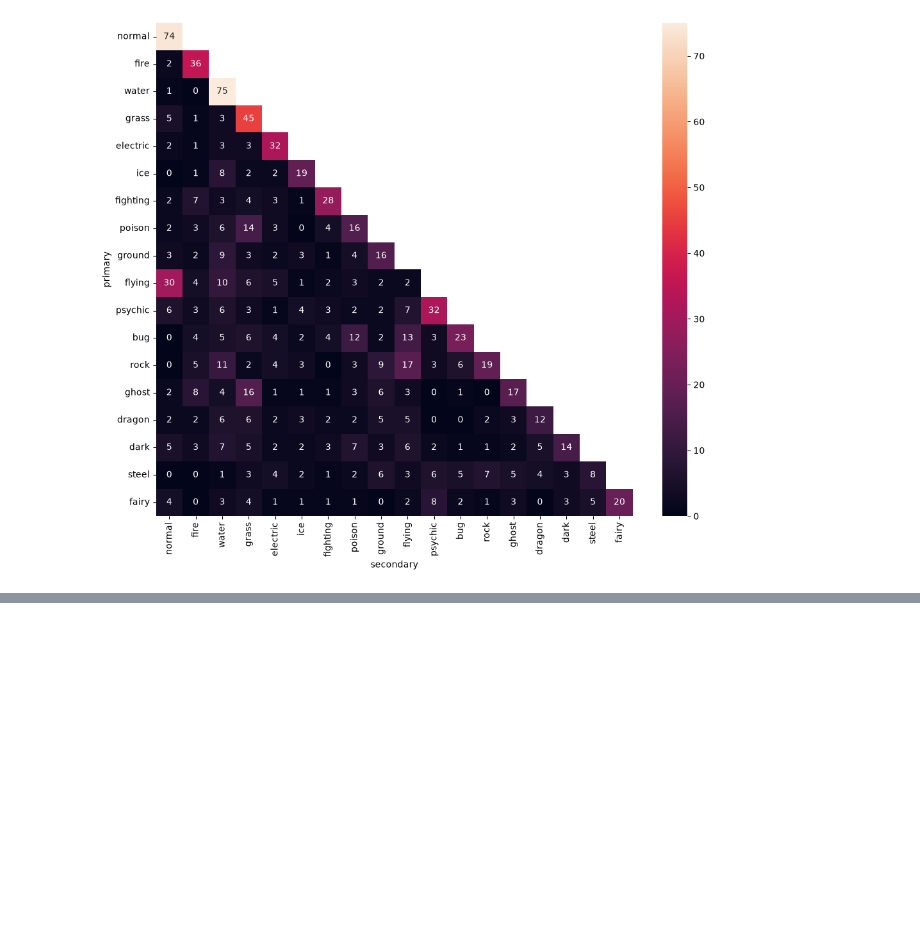
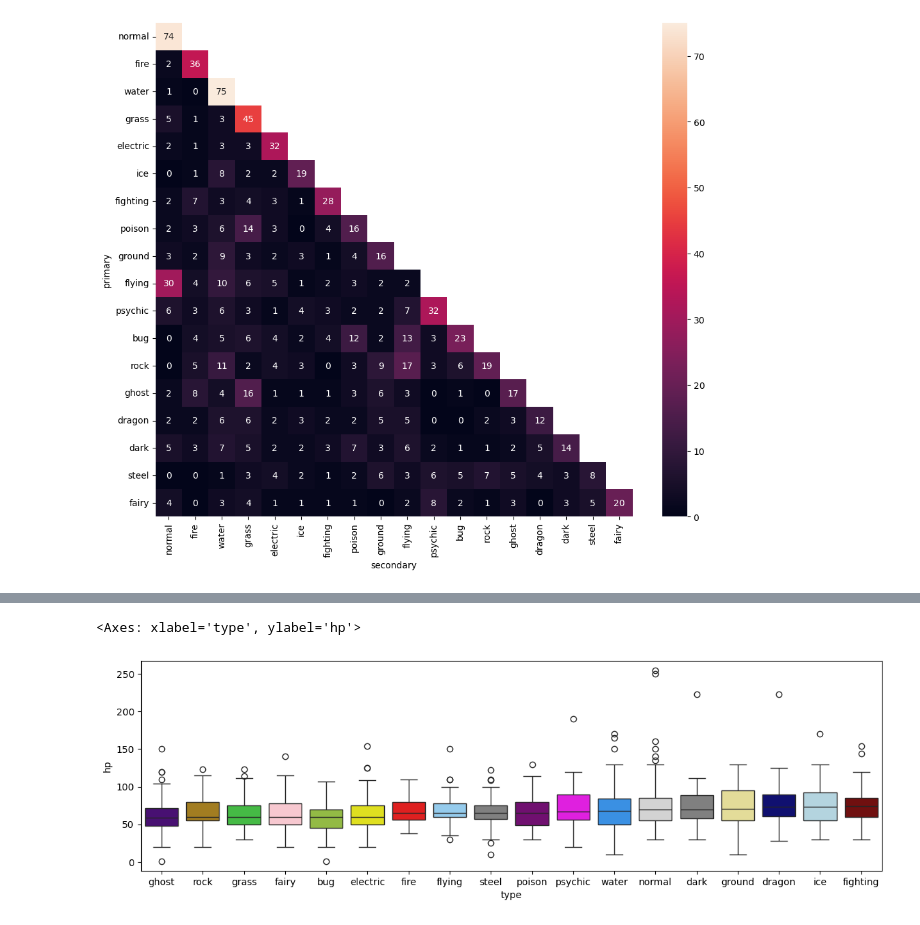
Before and after one commit to Prabhdeep-AI/Machine-Learning-Project, a Jupyter notebook: EDA.ipynb, the cells around one changed output, grey strips where cells are left out. Saved outputs shown, nothing was run; the diff lists cells and outputs as text; code cells hidden in the pictures; blank space fills up the shorter version.

```diff
--- a/EDA.ipynb
+++ b/EDA.ipynb
@@ -93,0 +92,8 @@ sns.boxplot(data= data_df_exploded, x = "type", y= "speed", order=speed_order,
+# %%
+hp_order = data_df_exploded.groupby("type")["hp"].median().sort_values().index
+plt.figure(figsize=(14,4))
+sns.boxplot(data= data_df_exploded, x = "type", y= "hp", order=hp_order,
+             hue="type", palette=colours, legend=False)
+# %% [output]
+<Axes: xlabel='type', ylabel='hp'>
+[figure, added]
```
Also changed, not shown: parts of 7 cells of this notebook.
